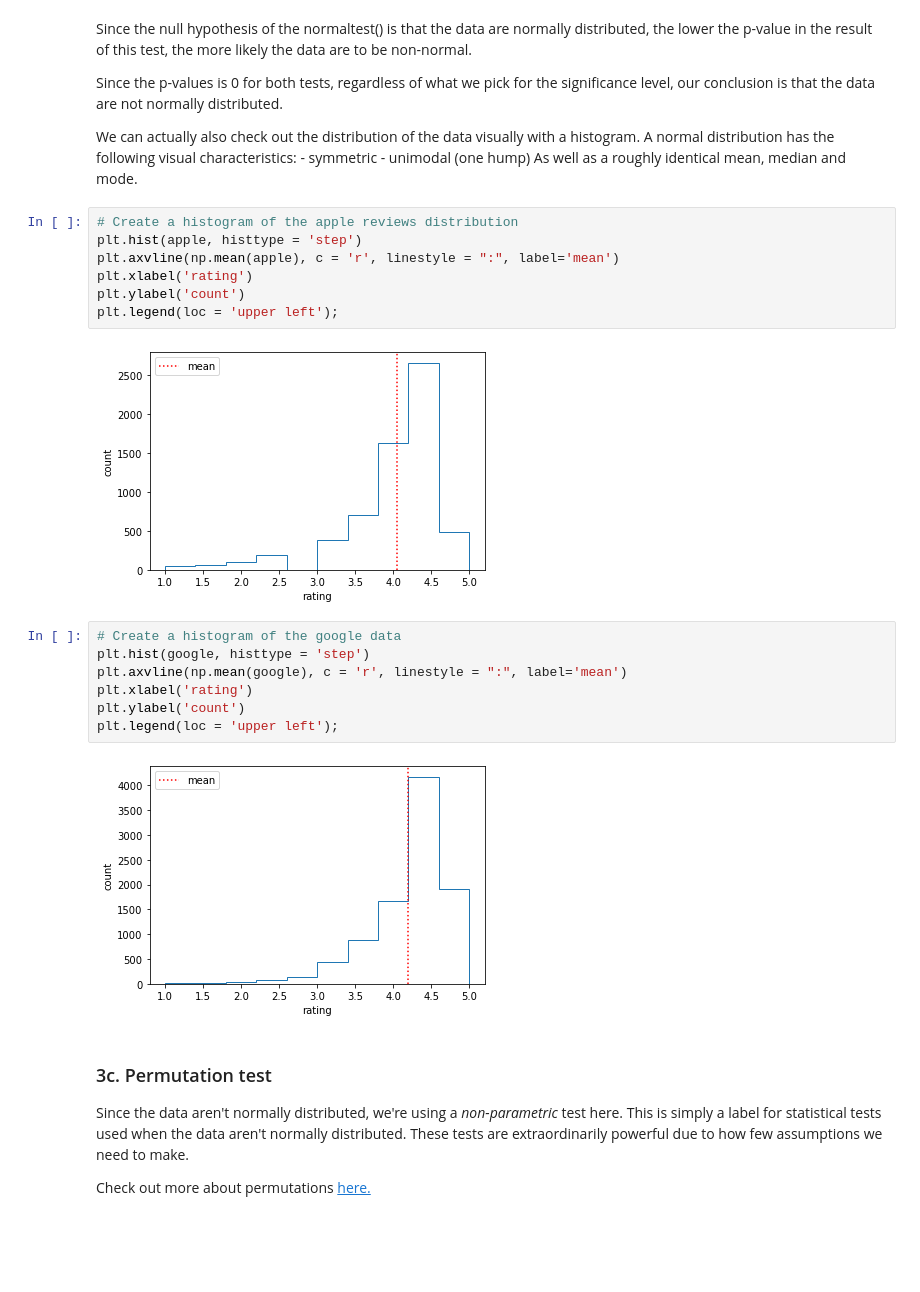
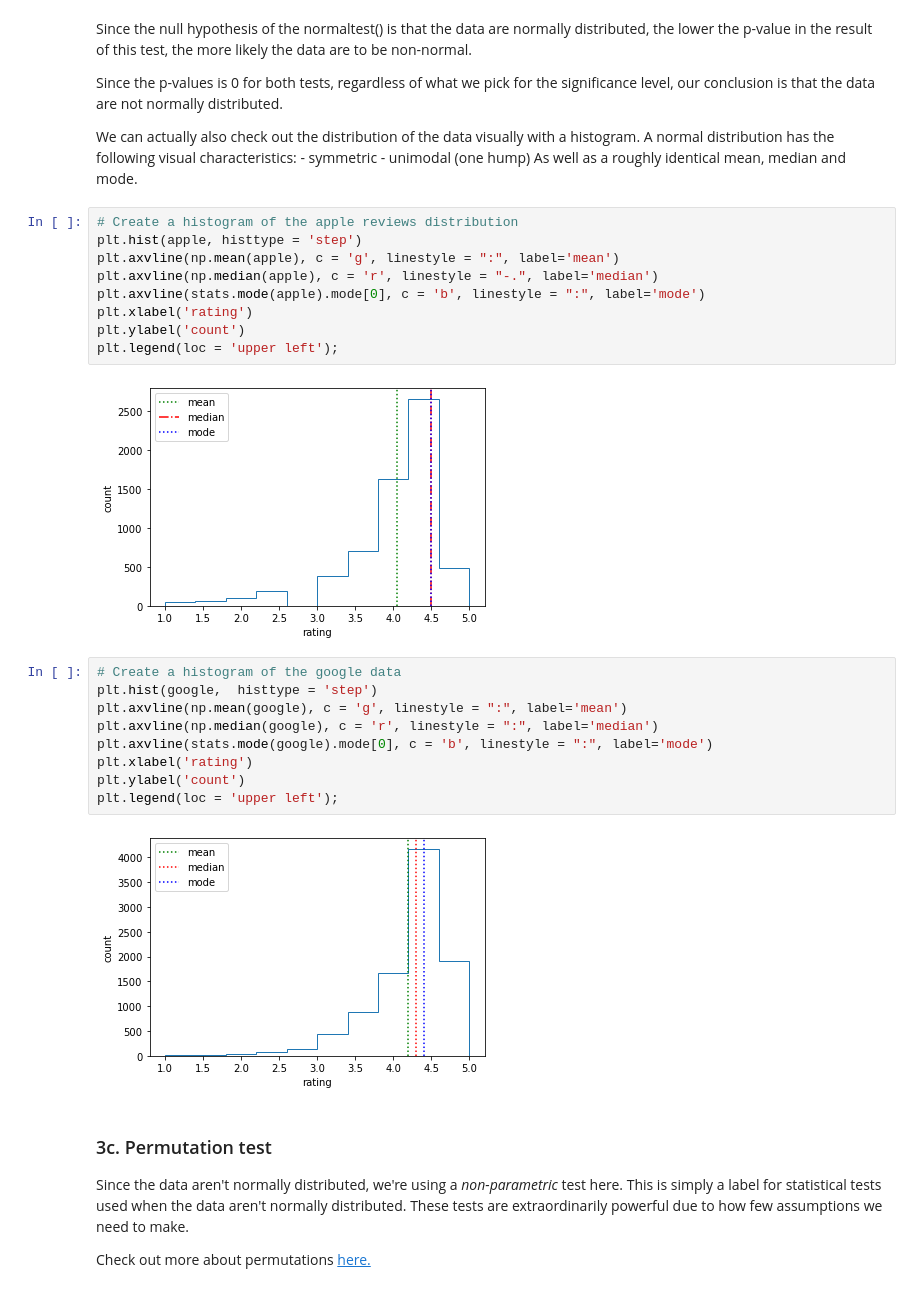
Before and after one commit to GentiNdreu/Springboard, a Jupyter notebook: Springboard Apps project - Tier 3 - Complete.ipynb, the cells around one changed output. Saved outputs shown, nothing was run; the diff lists cells and outputs as text; blank space fills up the shorter version.

```diff
--- a/Springboard Apps project - Tier 3 - Complete.ipynb
+++ b/Springboard Apps project - Tier 3 - Complete.ipynb
@@ -446,21 +447,25 @@ As well as a roughly identical mean, median and mode.
 # %%
 # Create a histogram of the apple reviews distribution
 plt.hist(apple, histtype = 'step')
-plt.axvline(np.mean(apple), c = 'r', linestyle = ":", label='mean')
+plt.axvline(np.mean(apple), c = 'g', linestyle = ":", label='mean')
+plt.axvline(np.median(apple), c = 'r', linestyle = "-.", label='median')
+plt.axvline(stats.mode(apple).mode[0], c = 'b', linestyle = ":", label='mode')
 plt.xlabel('rating')
 plt.ylabel('count')
 plt.legend(loc = 'upper left');
 # %% [output]
-[figure, old version]
+[figure, new version]
 # %%
 # Create a histogram of the google data
-plt.hist(google, histtype = 'step')
-plt.axvline(np.mean(google), c = 'r', linestyle = ":", label='mean')
+plt.hist(google,  histtype = 'step')
+plt.axvline(np.mean(google), c = 'g', linestyle = ":", label='mean')
+plt.axvline(np.median(google), c = 'r', linestyle = ":", label='median')
+plt.axvline(stats.mode(google).mode[0], c = 'b', linestyle = ":", label='mode')
 plt.xlabel('rating')
 plt.ylabel('count')
 plt.legend(loc = 'upper left');
 # %% [output]
-[figure, old version]
+[figure, new version]
 # %% [markdown]
 ### 3c. Permutation test
 Since the data aren't normally distributed, we're using a *non-parametric* test here. This is simply a label for statistical tests used when the data aren't normally distributed. These tests are extraordinarily powerful due to how few assumptions we need to make.
```
Also changed, not shown: parts of 5 cells of this notebook.
